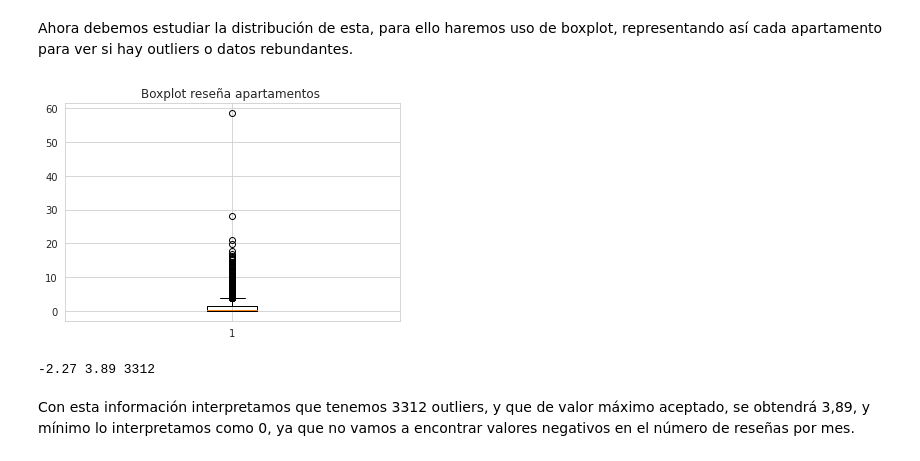
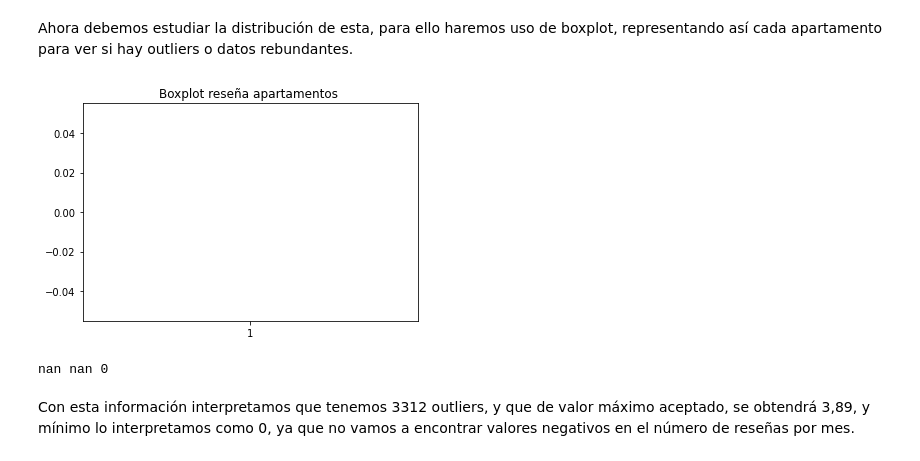
Before and after one commit to PilarAriasVazquez/MineriaL1P1, a Jupyter notebook: L1P1.ipynb, the cells around one changed output. Saved outputs shown, nothing was run; the diff lists cells and outputs as text; code cells hidden in the pictures.

```diff
--- a/L1P1.ipynb
+++ b/L1P1.ipynb
@@ -117,12 +117,12 @@ Supone un 20% de los datos totales. No resulta útil borrarlos, si no que deber
 Ahora debemos estudiar la distribución de esta, para ello haremos uso de boxplot, representando así cada apartamento para ver si hay outliers o datos rebundantes.
 # %%
 import matplotlib.pyplot as plt
-boxplot_reviews=df['reviews_per_month']
+boxplot_reviews=df_raw['reviews_per_month']
 plt.boxplot(boxplot_reviews)
 plt.title('Boxplot reseña apartamentos ')
 plt.show()
 # %% [output]
-[figure, old version]
+[figure, new version]
 # %%
 from matplotlib.cbook import boxplot_stats
 stats = boxplot_stats(boxplot_reviews)
@@ -132,7 +132,7 @@ min = stats['q1']-1.5*stats['iqr']
 max = stats['q3']+1.5*stats['iqr']
 print(min, max, len(outliers))
 # %% [output]
--2.27 3.89 3312
+nan nan 0
 # %% [markdown]
 Con esta información interpretamos que tenemos 3312 outliers, y que de valor máximo aceptado, se obtendrá 3,89, y mínimo lo interpretamos como 0, ya que no vamos a encontrar valores negativos en el número de reseñas por mes.
 # %% [markdown]
```
Also changed, not shown: parts of 37 cells of this notebook.
